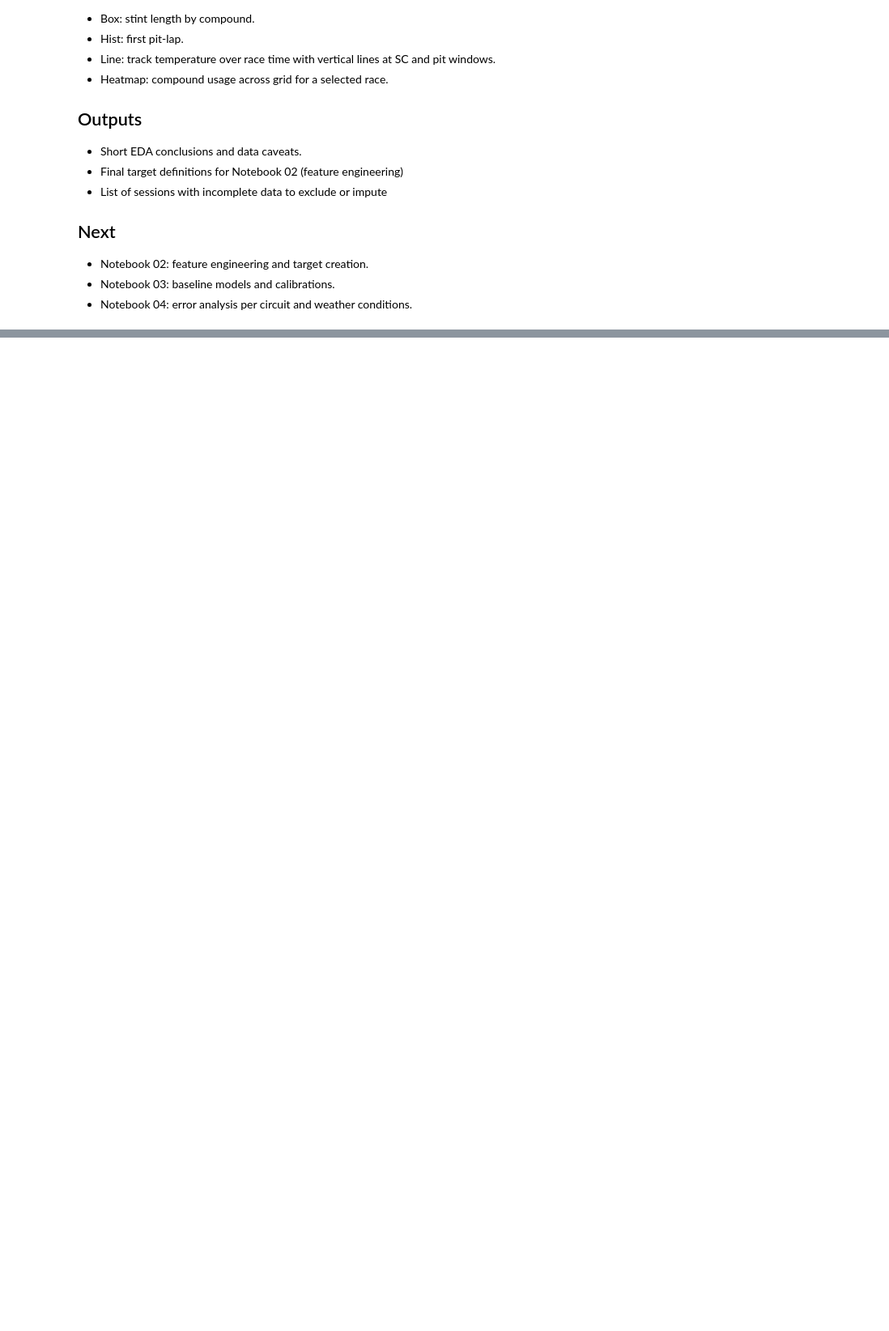
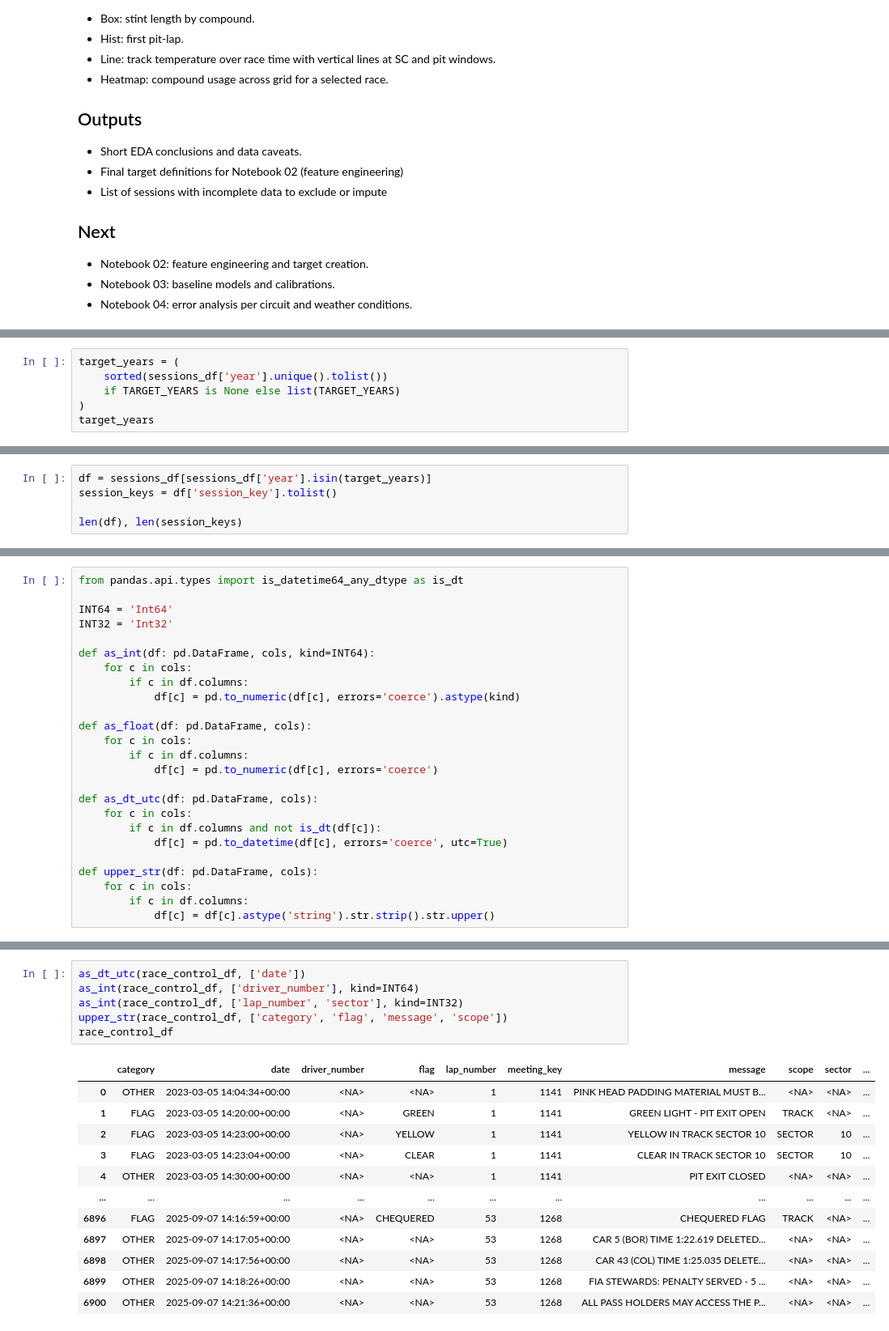
Before and after one commit to NoxFort1/F1-AI, a Jupyter notebook: notebooks/01_eda.ipynb, the cells around one changed output, grey strips where cells are left out. Shown: that part at 81% size. Drawn from its saved outputs; the diff is of its cells as text; blank space fills up the shorter version.

```diff
--- a/notebooks/01_eda.ipynb
+++ b/notebooks/01_eda.ipynb
@@ -57,0 +107,6 @@
+# %%
+target_years = (
+    sorted(sessions_df['year'].unique().tolist())
+    if TARGET_YEARS is None else list(TARGET_YEARS)
+)
+target_years
@@ -57,0 +115,5 @@
+# %%
+df = sessions_df[sessions_df['year'].isin(target_years)]
+session_keys = df['session_key'].tolist()
+
+len(df), len(session_keys)
@@ -57,0 +122,25 @@
+# %%
+from pandas.api.types import is_datetime64_any_dtype as is_dt
+
+INT64 = 'Int64'
+INT32 = 'Int32'
+
+def as_int(df: pd.DataFrame, cols, kind=INT64):
+    for c in cols:
+        if c in df.columns:
+            df[c] = pd.to_numeric(df[c], errors='coerce').astype(kind)
+
+def as_float(df: pd.DataFrame, cols):
+    for c in cols:
+        if c in df.columns:
+            df[c] = pd.to_numeric(df[c], errors='coerce')
+
+def as_dt_utc(df: pd.DataFrame, cols):
+    for c in cols:
+        if c in df.columns and not is_dt(df[c]):
+            df[c] = pd.to_datetime(df[c], errors='coerce', utc=True)
+
+def upper_str(df: pd.DataFrame, cols):
+    for c in cols:
+        if c in df.columns:
+            df[c] = df[c].astype('string').str.strip().str.upper()
@@ -57,0 +383,19 @@
+# %%
+as_dt_utc(race_control_df, ['date'])
+as_int(race_control_df, ['driver_number'], kind=INT64)
+as_int(race_control_df, ['lap_number', 'sector'], kind=INT32)
+upper_str(race_control_df, ['category', 'flag', 'message', 'scope'])
+race_control_df
+# %% [output]
+|  | category | date | driver_number | flag | lap_number | meeting_key | message | scope | sector | ... |
+| 0 | OTHER | 2023-03-05 14:04:34+00:00 | <NA> | <NA> | 1 | 1141 | PINK HEAD PADDING MATERIAL MUST B... | <NA> | <NA> | ... |
+| 1 | FLAG | 2023-03-05 14:20:00+00:00 | <NA> | GREEN | 1 | 1141 | GREEN LIGHT - PIT EXIT OPEN | TRACK | <NA> | ... |
+| 2 | FLAG | 2023-03-05 14:23:00+00:00 | <NA> | YELLOW | 1 | 1141 | YELLOW IN TRACK SECTOR 10 | SECTOR | 10 | ... |
+| 3 | FLAG | 2023-03-05 14:23:04+00:00 | <NA> | CLEAR | 1 | 1141 | CLEAR IN TRACK SECTOR 10 | SECTOR | 10 | ... |
+| 4 | OTHER | 2023-03-05 14:30:00+00:00 | <NA> | <NA> | 1 | 1141 | PIT EXIT CLOSED | <NA> | <NA> | ... |
+| ... | ... | ... | ... | ... | ... | ... | ... | ... | ... | ... |
+| 6896 | FLAG | 2025-09-07 14:16:59+00:00 | <NA> | CHEQUERED | 53 | 1268 | CHEQUERED FLAG | TRACK | <NA> | ... |
+| 6897 | OTHER | 2025-09-07 14:17:05+00:00 | <NA> | <NA> | 53 | 1268 | CAR 5 (BOR) TIME 1:22.619 DELETED... | <NA> | <NA> | ... |
+| 6898 | OTHER | 2025-09-07 14:17:56+00:00 | <NA> | <NA> | 53 | 1268 | CAR 43 (COL) TIME 1:25.035 DELETE... | <NA> | <NA> | ... |
+| 6899 | OTHER | 2025-09-07 14:18:26+00:00 | <NA> | <NA> | 53 | 1268 | FIA STEWARDS: PENALTY SERVED - 5 ... | <NA> | <NA> | ... |
+| 6900 | OTHER | 2025-09-07 14:21:36+00:00 | <NA> | <NA> | 53 | 1268 | ALL PASS HOLDERS MAY ACCESS THE P... | <NA> | <NA> | ... |
```
Also changed, not shown: parts of 22 cells of this notebook.
